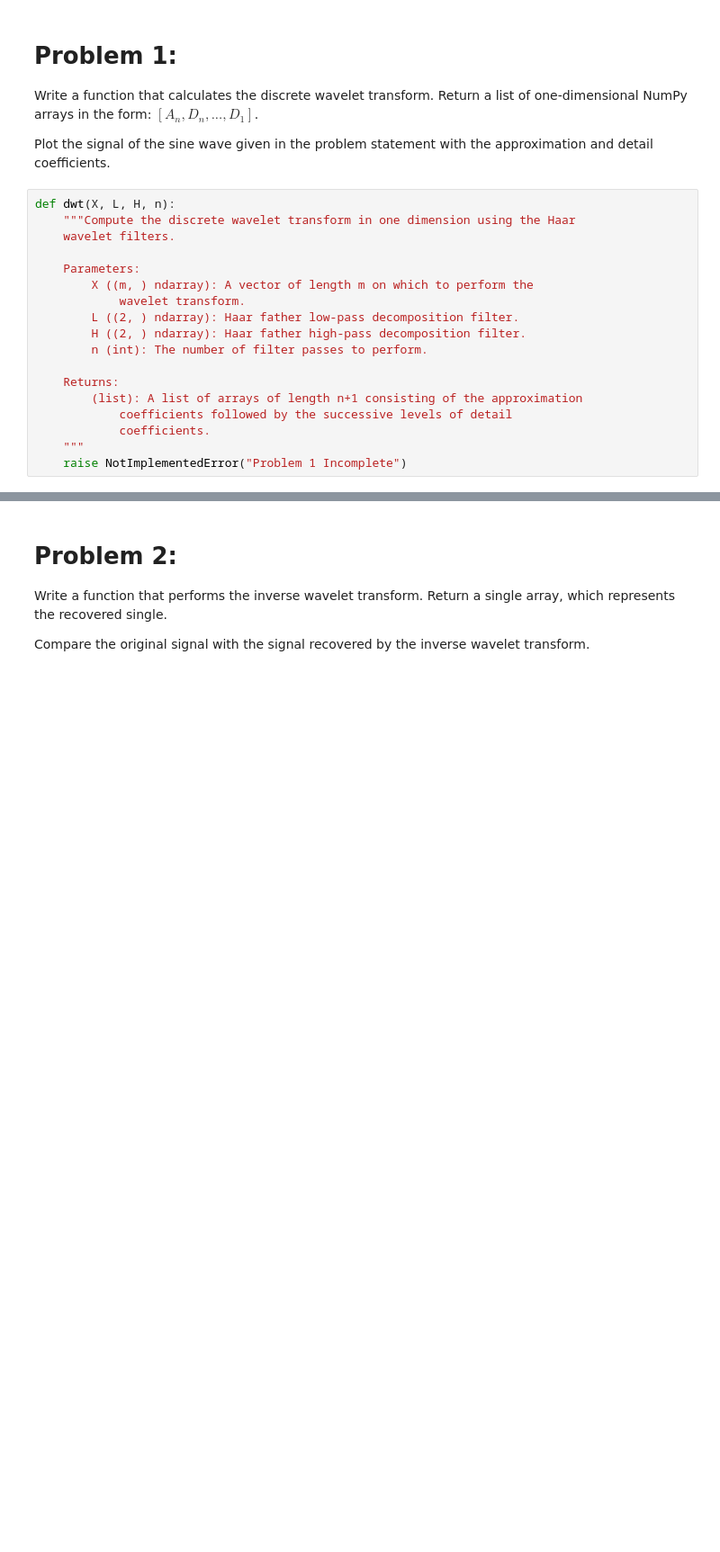
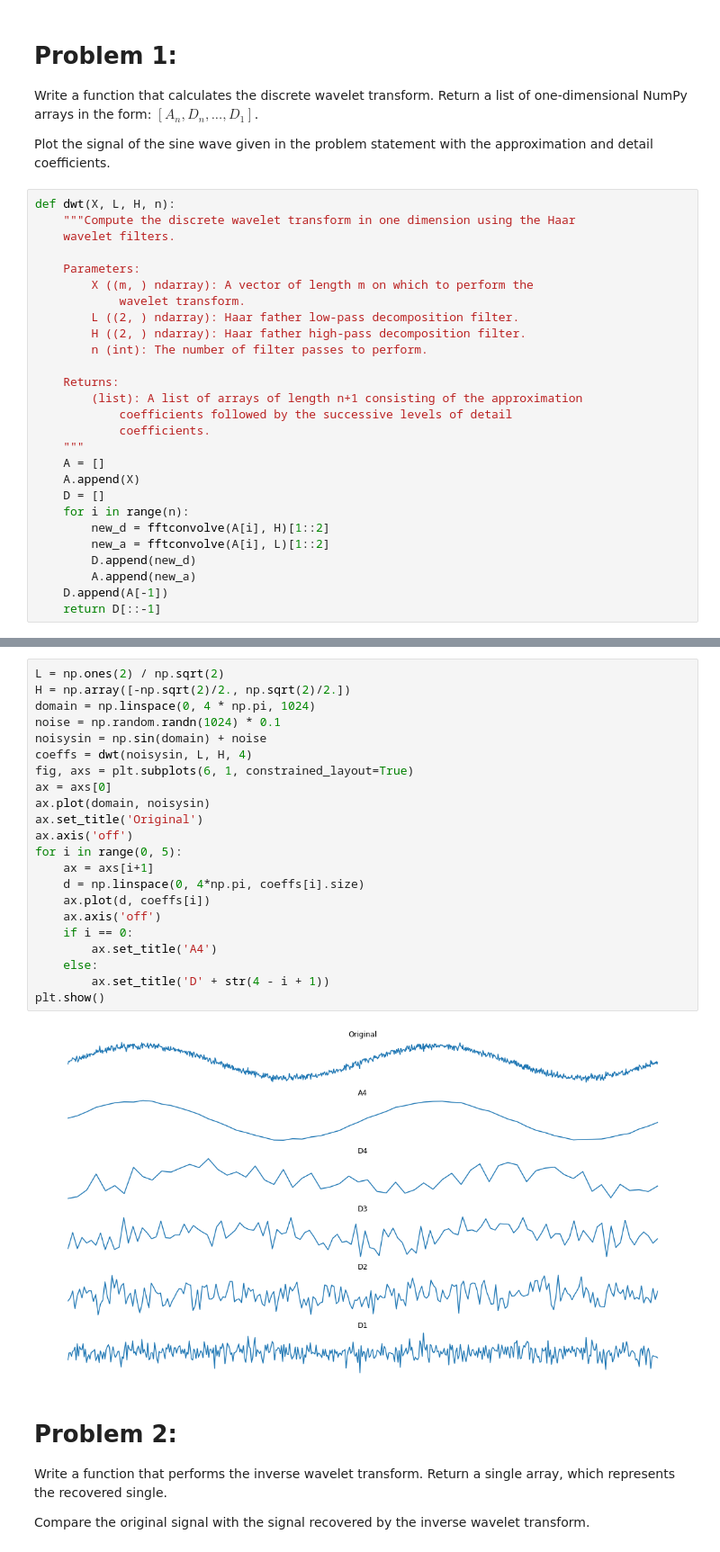
Before and after one commit to acjo/algorithims_optimization, a Jupyter notebook: Wavelets/wavelets.ipynb, the cells around one changed output, grey strips where cells are left out. Shown at 90% size. Drawn from its saved outputs; the diff is of its cells as text; blank space fills up the shorter version.

```diff
--- a/Wavelets/wavelets.ipynb
+++ b/Wavelets/wavelets.ipynb
@@ -34,4 +36,13 @@ def dwt(X, L, H, n):
             coefficients followed by the successive levels of detail
             coefficients.
     """
-    raise NotImplementedError("Problem 1 Incomplete")
+    A = []
+    A.append(X)
+    D = []
+    for i in range(n):
+        new_d = fftconvolve(A[i], H)[1::2]
+        new_a = fftconvolve(A[i], L)[1::2]
+        D.append(new_d)
+        A.append(new_a)
+    D.append(A[-1])
+    return D[::-1]
@@ -41,3 +49,27 @@ def dwt(X, L, H, n):
+# %%
+L = np.ones(2) / np.sqrt(2)
+H = np.array([-np.sqrt(2)/2., np.sqrt(2)/2.])
+domain = np.linspace(0, 4 * np.pi, 1024)
+noise = np.random.randn(1024) * 0.1
+noisysin = np.sin(domain) + noise
+coeffs = dwt(noisysin, L, H, 4)
+fig, axs = plt.subplots(6, 1, constrained_layout=True)
+ax = axs[0]
+ax.plot(domain, noisysin)
+ax.set_title('Original')
+ax.axis('off')
+for i in range(0, 5):
+    ax = axs[i+1]
+    d = np.linspace(0, 4*np.pi, coeffs[i].size)
+    ax.plot(d, coeffs[i])
+    ax.axis('off')
+    if i == 0:
+        ax.set_title('A4')
+    else:
+        ax.set_title('D' + str(4 - i + 1))
+plt.show()
+# %% [output]
+[figure, added]
 # %% [markdown]
 # Problem 2:
 Write a function that performs the inverse wavelet transform.
```
Also changed, not shown: parts of 14 cells of this notebook.
